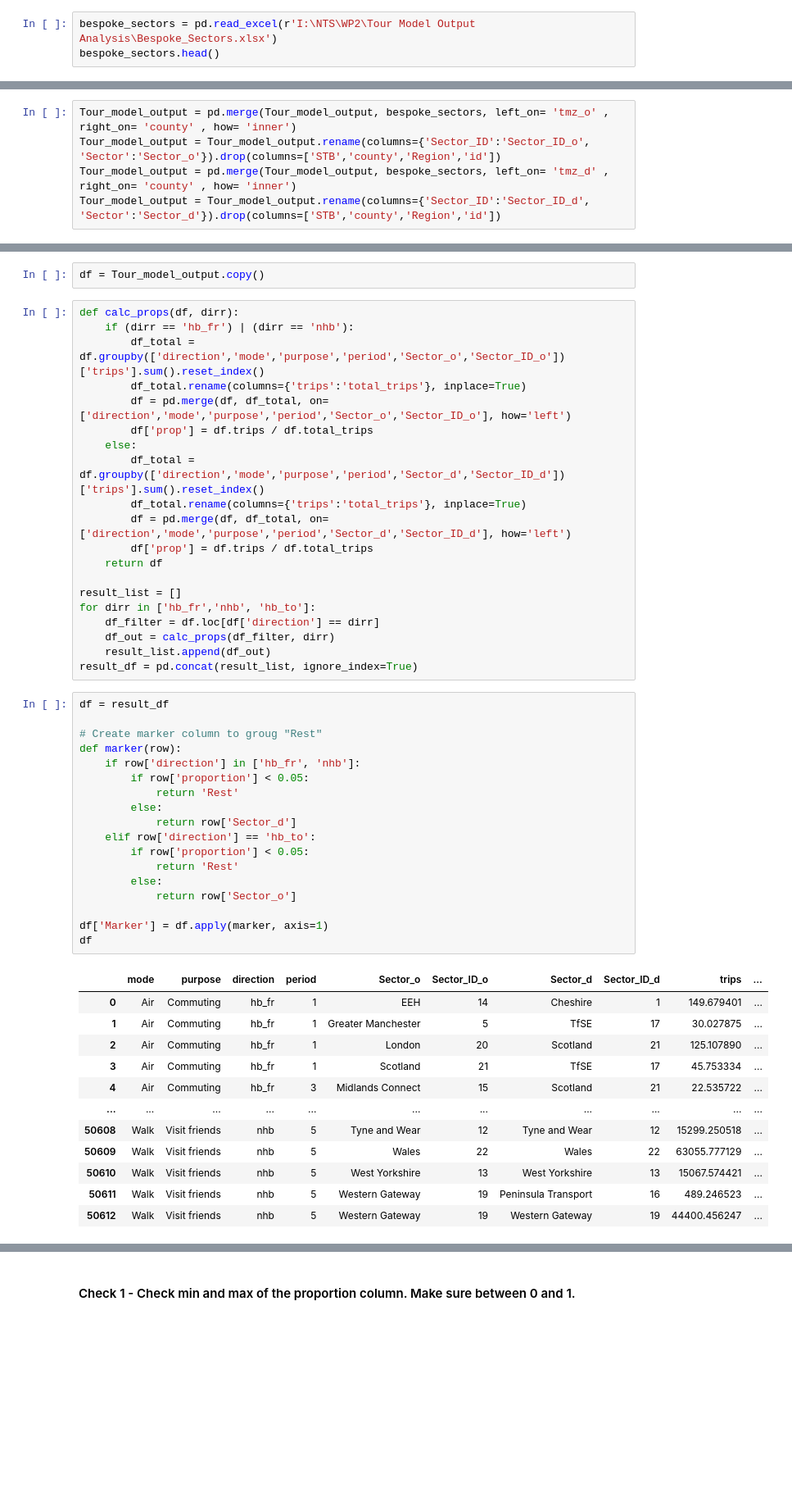
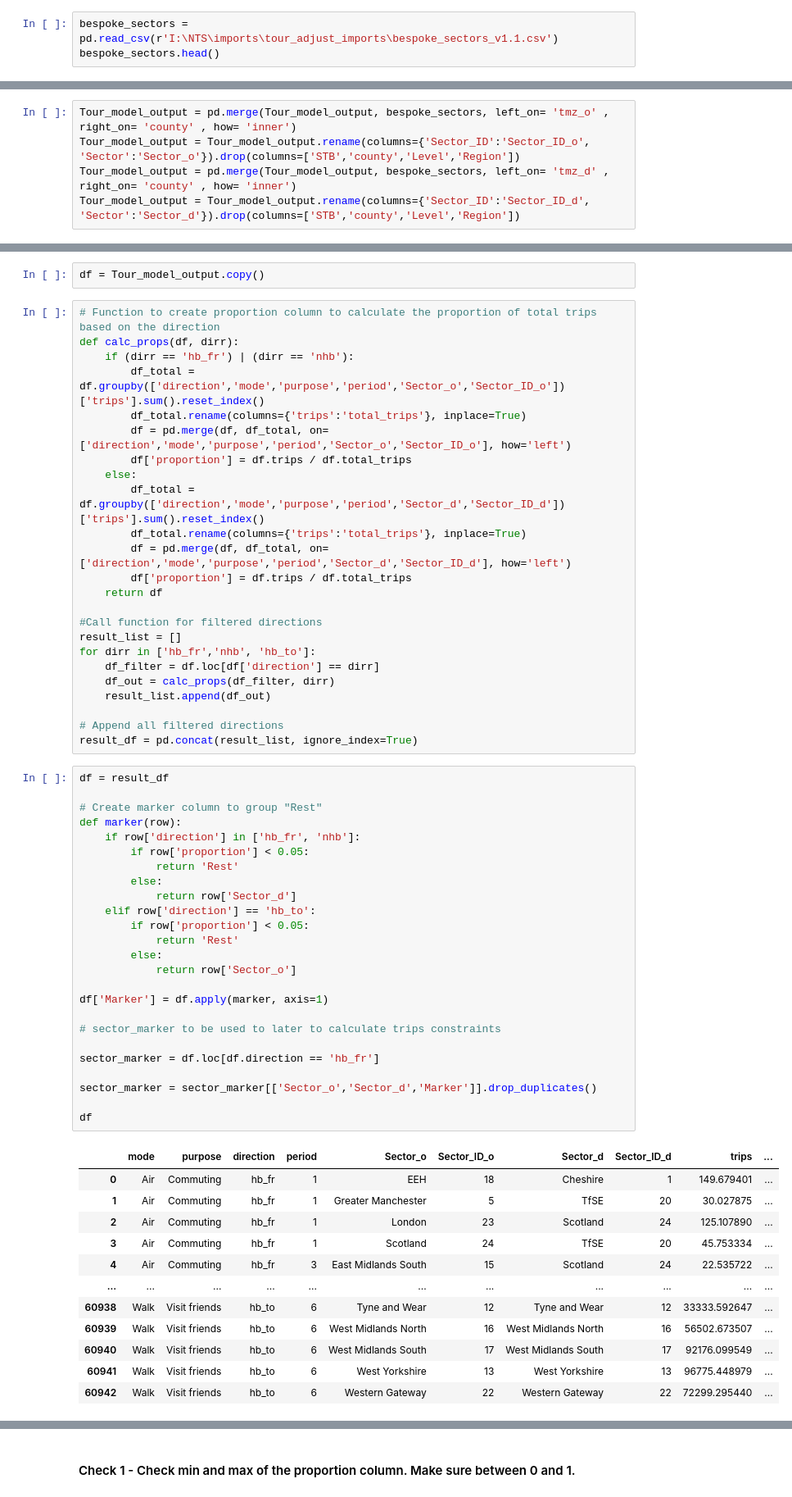
Before and after one commit to rachelm-ar/NTS-Processing, a Jupyter notebook: python/post_tour_adj/car_adjustment.ipynb, the cells around one changed output, grey strips where cells are left out. Shown at 82% size. Saved outputs shown, nothing was run; the diff lists cells and outputs as text; blank space fills up the shorter version.

```diff
--- a/python/post_tour_adj/car_adjustment.ipynb
+++ b/python/post_tour_adj/car_adjustment.ipynb
@@ -35,6 +37,6 @@ Tour_model_output.head()
 | 3 | West Yorkshire | West Yorkshire | Walk | Commuting | hb_fr | 4 | 51696.947005 |
 | 4 | West Yorkshire | West Yorkshire | Walk | Commuting | hb_fr | 5 | 25580.167447 |
 # %%
-bespoke_sectors = pd.read_excel(r'I:\NTS\WP2\Tour Model Output Analysis\Bespoke_Sectors.xlsx')
+bespoke_sectors = pd.read_csv(r'I:\NTS\imports\tour_adjust_imports\bespoke_sectors_v1.1.csv')
 bespoke_sectors.head()
 # %% [output]
@@ -46,6 +48,6 @@ bespoke_sectors.head()
 | 4 | TfN | Greater Manchester | North West | 5 | Greater Manchester | 1 |
 # %%
 Tour_model_output = pd.merge(Tour_model_output, bespoke_sectors, left_on= 'tmz_o' , right_on= 'county' , how= 'inner')
-Tour_model_output = Tour_model_output.rename(columns={'Sector_ID':'Sector_ID_o', 'Sector':'Sector_o'}).drop(columns=['STB','county','Region','id'])
+Tour_model_output = Tour_model_output.rename(columns={'Sector_ID':'Sector_ID_o', 'Sector':'Sector_o'}).drop(columns=['STB','county','Level','Region'])
 Tour_model_output = pd.merge(Tour_model_output, bespoke_sectors, left_on= 'tmz_d' , right_on= 'county' , how= 'inner')
-Tour_model_output = Tour_model_output.rename(columns={'Sector_ID':'Sector_ID_d', 'Sector':'Sector_d'}).drop(columns=['STB','county','Region','id'])
+Tour_model_output = Tour_model_output.rename(columns={'Sector_ID':'Sector_ID_d', 'Sector':'Sector_d'}).drop(columns=['STB','county','Level','Region'])
@@ -77,53 +75,64 @@ Tour_model_output
 # %%
 df = Tour_model_output.copy()
 # %%
+# Function to create proportion column to calculate the proportion of total trips based on the direction
 def calc_props(df, dirr):
     if (dirr == 'hb_fr') | (dirr == 'nhb'):
         df_total = df.groupby(['direction','mode','purpose','period','Sector_o','Sector_ID_o'])['trips'].sum().reset_index()
         df_total.rename(columns={'trips':'total_trips'}, inplace=True)
         df = pd.merge(df, df_total, on=['direction','mode','purpose','period','Sector_o','Sector_ID_o'], how='left')
-        df['prop'] = df.trips / df.total_trips
+        df['proportion'] = df.trips / df.total_trips
     else:
         df_total = df.groupby(['direction','mode','purpose','period','Sector_d','Sector_ID_d'])['trips'].sum().reset_index()
         df_total.rename(columns={'trips':'total_trips'}, inplace=True)
         df = pd.merge(df, df_total, on=['direction','mode','purpose','period','Sector_d','Sector_ID_d'], how='left')
-        df['prop'] = df.trips / df.total_trips
+        df['proportion'] = df.trips / df.total_trips
     return df
 
+#Call function for filtered directions
 result_list = []
 for dirr in ['hb_fr','nhb', 'hb_to']:
     df_filter = df.loc[df['direction'] == dirr]
     df_out = calc_props(df_filter, dirr)
     result_list.append(df_out)
+
+# Append all filtered directions
 result_df = pd.concat(result_list, ignore_index=True)
 # %%
 df = result_df
 
-# Create marker column to groug "Rest"
+# Create marker column to group "Rest"
 def marker(row):
     if row['direction'] in ['hb_fr', 'nhb']:
         if row['proportion'] < 0.05:
             return 'Rest'
         else:
             return row['Sector_d']
     elif row['direction'] == 'hb_to':
         if row['proportion'] < 0.05:
             return 'Rest'
         else:
             return row['Sector_o']
 
 df['Marker'] = df.apply(marker, axis=1)
+
+# sector_marker to be used to later to calculate trips constraints
+
+sector_marker = df.loc[df.direction == 'hb_fr']
+
+sector_marker = sector_marker[['Sector_o','Sector_d','Marker']].drop_duplicates()
+
 df
 # %% [output]
 |  | mode | purpose | direction | period | Sector_o | Sector_ID_o | Sector_d | Sector_ID_d | trips | ... |
-| 0 | Air | Commuting | hb_fr | 1 | EEH | 14 | Cheshire | 1 | 149.679401 | ... |
-| 1 | Air | Commuting | hb_fr | 1 | Greater Manchester | 5 | TfSE | 17 | 30.027875 | ... |
-| 2 | Air | Commuting | hb_fr | 1 | London | 20 | Scotland | 21 | 125.107890 | ... |
-| 3 | Air | Commuting | hb_fr | 1 | Scotland | 21 | TfSE | 17 | 45.753334 | ... |
-| 4 | Air | Commuting | hb_fr | 3 | Midlands Connect | 15 | Scotland | 21 | 22.535722 | ... |
+| 0 | Air | Commuting | hb_fr | 1 | EEH | 18 | Cheshire | 1 | 149.679401 | ... |
+| 1 | Air | Commuting | hb_fr | 1 | Greater Manchester | 5 | TfSE | 20 | 30.027875 | ... |
+| 2 | Air | Commuting | hb_fr | 1 | London | 23 | Scotland | 24 | 125.107890 | ... |
+| 3 | Air | Commuting | hb_fr | 1 | Scotland | 24 | TfSE | 20 | 45.753334 | ... |
+| 4 | Air | Commuting | hb_fr | 3 | East Midlands South | 15 | Scotland | 24 | 22.535722 | ... |
 | ... | ... | ... | ... | ... | ... | ... | ... | ... | ... | ... |
-| 50608 | Walk | Visit friends | nhb | 5 | Tyne and Wear | 12 | Tyne and Wear | 12 | 15299.250518 | ... |
-| 50609 | Walk | Visit friends | nhb | 5 | Wales | 22 | Wales | 22 | 63055.777129 | ... |
-| 50610 | Walk | Visit friends | nhb | 5 | West Yorkshire | 13 | West Yorkshire | 13 | 15067.574421 | ... |
-| 50611 | Walk | Visit friends | nhb | 5 | Western Gateway | 19 | Peninsula Transport | 16 | 489.246523 | ... |
-| 50612 | Walk | Visit friends | nhb | 5 | Western Gateway | 19 | Western Gateway | 19 | 44400.456247 | ... |
+| 60938 | Walk | Visit friends | hb_to | 6 | Tyne and Wear | 12 | Tyne and Wear | 12 | 33333.592647 | ... |
+| 60939 | Walk | Visit friends | hb_to | 6 | West Midlands North | 16 | West Midlands North | 16 | 56502.673507 | ... |
+| 60940 | Walk | Visit friends | hb_to | 6 | West Midlands South | 17 | West Midlands South | 17 | 92176.099549 | ... |
+| 60941 | Walk | Visit friends | hb_to | 6 | West Yorkshire | 13 | West Yorkshire | 13 | 96775.448979 | ... |
+| 60942 | Walk | Visit friends | hb_to | 6 | Western Gateway | 22 | Western Gateway | 22 | 72299.295440 | ... |
```
Also changed, not shown: parts of 37 cells of this notebook.
